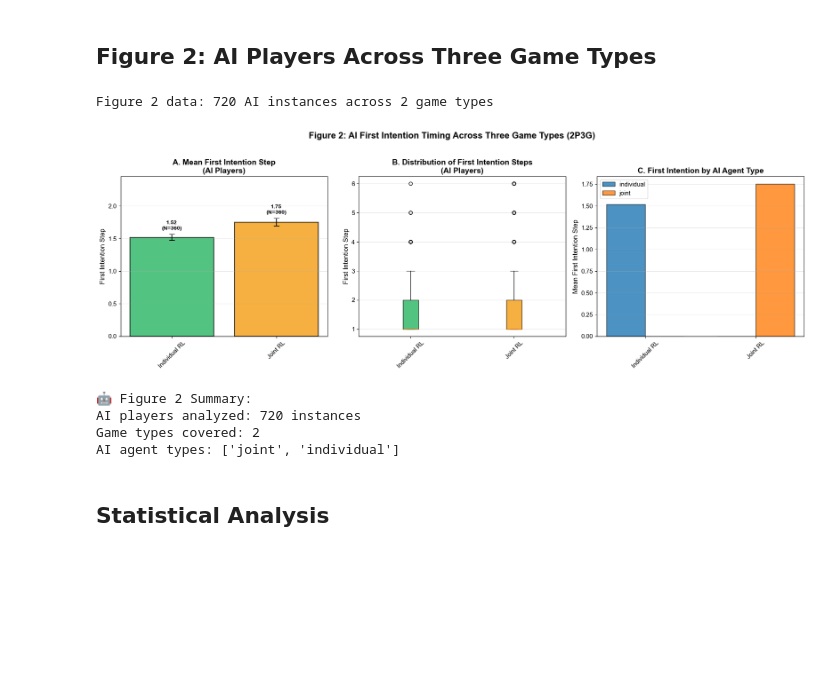
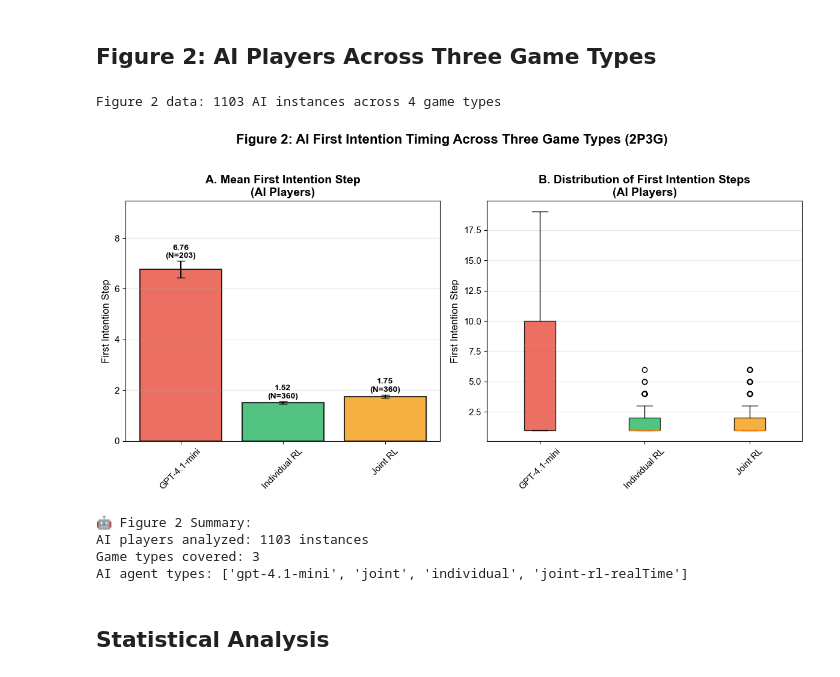
Before and after one commit to Cog-Games/MultiPlayerGridGame, a Jupyter notebook: dataAnalysis/merged_first_intention_analysis.ipynb, the cells around one changed output. Saved outputs shown, nothing was run; the diff lists cells and outputs as text; code cells hidden in the pictures; blank space fills up the shorter version.

```diff
--- a/dataAnalysis/merged_first_intention_analysis.ipynb
+++ b/dataAnalysis/merged_first_intention_analysis.ipynb
@@ -43,11 +44,12 @@ CONDITION_COLORS = {
     'human': '#2E86C1',        # Blue
     'gpt-4.1-mini': '#E74C3C', # Red
     'individual_rl': '#28B463', # Green
-    'joint_rl': '#F39C12'      # Orange
+    'joint_rl': '#F39C12',     # Orange
+    'joint-rl-realTime': '#8E44AD'  # Purple
 }
 
-game_type_order = ["human", "gpt-4.1-mini", "individual_rl", "joint_rl"]
-game_type_labels = ['Human', 'GPT-4.1-mini', 'Individual RL', 'Joint RL']
+game_type_order = ["human", "gpt-4.1-mini", "individual_rl", "joint_rl", "joint-rl-realTime"]
+game_type_labels = ['Human', 'GPT-4.1-mini', 'Individual RL', 'Joint RL', 'Joint RL RealTime']
 
 print("Libraries imported successfully")
 # %% [output]
@@ -603,7 +641,7 @@ if not first_intention_df.empty:
         ai_labels = [game_type_labels[game_type_order.index(gt)] for gt in ai_game_types]
         ai_colors = [CONDITION_COLORS[gt] for gt in ai_game_types]
 
-        fig, axes = plt.subplots(1, 3, figsize=(18, 6))
+        fig, axes = plt.subplots(1, 2, figsize=(12, 6))
         fig.suptitle('Figure 2: AI First Intention Timing Across Three Game Types (2P3G)',
                      fontsize=16, fontweight='bold', y=1.02)
 
@@ -644,73 +682,39 @@ if not first_intention_df.empty:
             if len(subset) > 0:
                 ai_box_data.append(subset.values)
                 idx = ai_game_types.index(game_type)
                 ai_box_labels.append(ai_labels[idx])
 
         if ai_box_data:
             bp = axes[1].boxplot(ai_box_data, labels=ai_box_labels, patch_artist=True)
             for patch, color in zip(bp['boxes'], ai_colors[:len(ai_box_data)]):
                 patch.set_facecolor(color)
                 patch.set_alpha(0.8)
             axes[1].set_title('B. Distribution of First Intention Steps\n(AI Players)', fontweight='bold')
             axes[1].set_ylabel('First Intention Step')
             axes[1].tick_params(axis='x', rotation=45)
             axes[1].grid(True, alpha=0.3, axis='y')
 
-        # Panel C: Agent type comparison if available
-        if 'agent_type' in ai_data.columns:
-            agent_comparison = ai_data.groupby(['game_type', 'agent_type'])['first_intention_step'].agg(
-                ['mean', 'count']
-            ).reset_index()
-
-            # Create a simple comparison plot
-            unique_agents = agent_comparison['agent_type'].unique()
-            x_pos = np.arange(len(ai_game_types))
-            width = 0.35
-
-            for i, agent in enumerate(unique_agents):
-                agent_data = []
-                for game_type in ai_game_types:
-                    subset = agent_comparison[
-                        (agent_comparison['game_type'] == game_type) &
-                        (agent_comparison['agent_type'] == agent)
-                    ]
-                    if len(subset) > 0:
-                        agent_data.append(subset['mean'].iloc[0])
-                    else:
-                        agent_data.append(0)
-
-                offset = (i - len(unique_agents)/2 + 0.5) * width
-                axes[2].bar(x_pos + offset, agent_data, width,
-                           label=agent, alpha=0.8, edgecolor='black', linewidth=1)
-
-            axes[2].set_title('C. First Intention by AI Agent Type', fontweight='bold')
-            axes[2].set_ylabel('Mean First Intention Step')
-            axes[2].set_xticks(x_pos)
-            axes[2].set_xticklabels(ai_labels, rotation=45)
-            axes[2].legend()
-            axes[2].grid(True, alpha=0.3, axis='y')
-
         plt.tight_layout()
         plt.savefig('merged_first_intention_analysis_ai.png', dpi=300, bbox_inches='tight')
         plt.show()
 
         print(f"\n🤖 Figure 2 Summary:")
         print(f"AI players analyzed: {len(ai_data)} instances")
         print(f"Game types covered: {len(ai_game_types)}")
         if 'agent_type' in ai_data.columns:
             print(f"AI agent types: {list(ai_data['agent_type'].unique())}")
 
     else:
         print("No AI data available for Figure 2")
 else:
     print("No data available for visualization")
 # %% [output]
-Figure 2 data: 720 AI instances across 2 game types
+Figure 2 data: 1103 AI instances across 4 game types
-[figure, old version]
+[figure, new version]
 🤖 Figure 2 Summary:
-AI players analyzed: 720 instances
-Game types covered: 2
-AI agent types: ['joint', 'individual']
+AI players analyzed: 1103 instances
+Game types covered: 3
+AI agent types: ['gpt-4.1-mini', 'joint', 'individual', 'joint-rl-realTime']
 # %% [markdown]
 ## Statistical Analysis
 # %%
```
Also changed, not shown: parts of 7 cells of this notebook, 9 other files.
